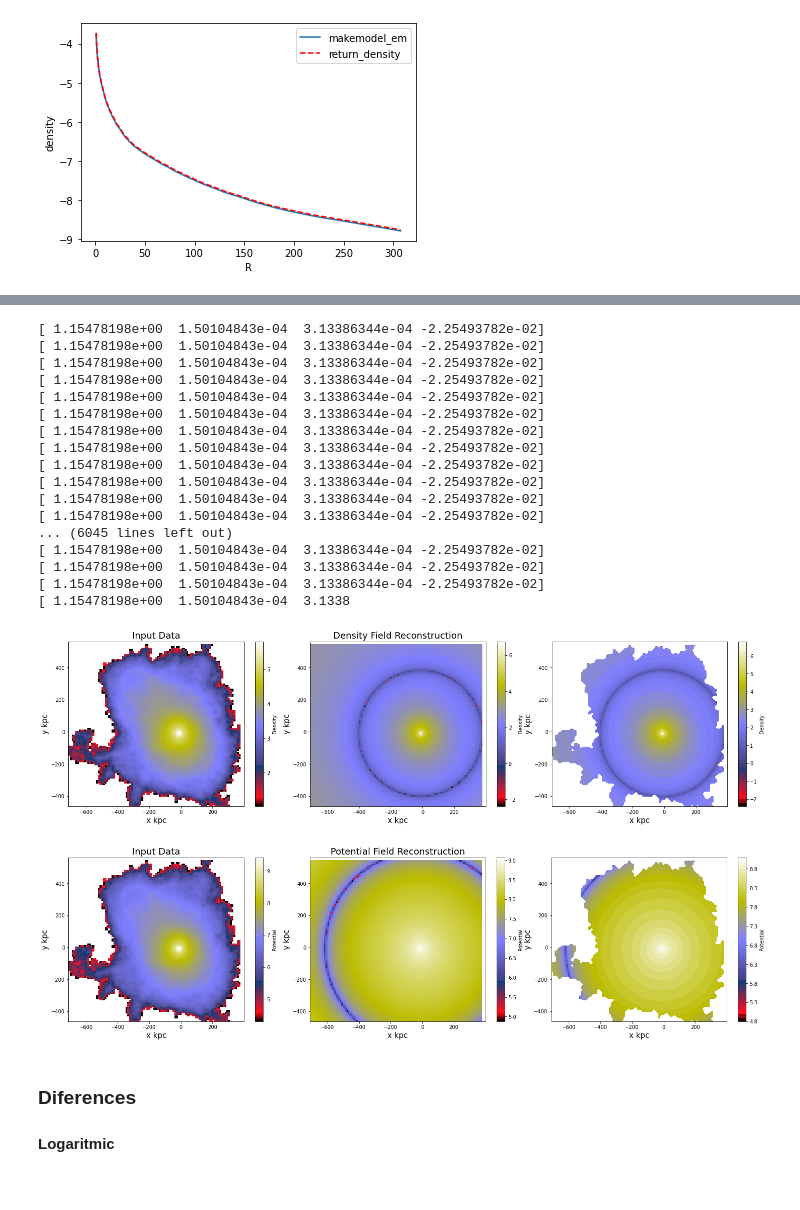
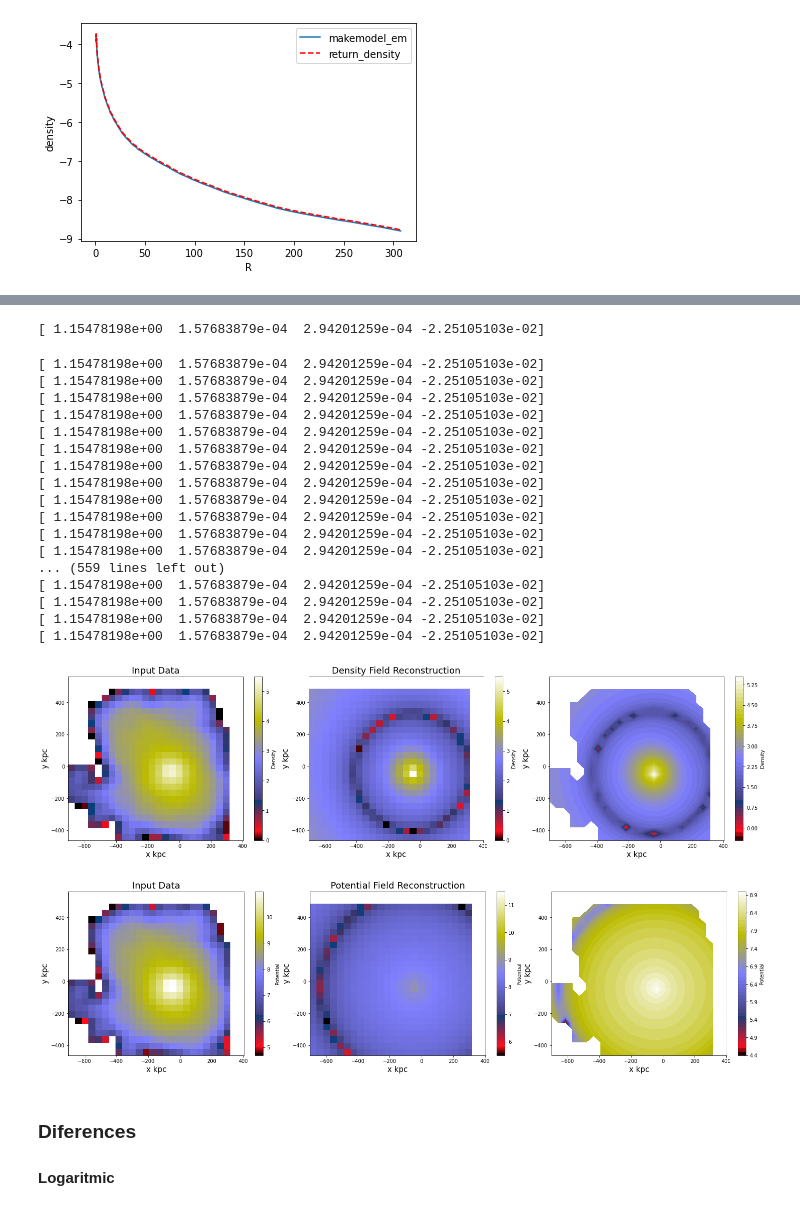
Before and after one commit to jngaravitoc/auriga-exp, a Jupyter notebook: src/TestHalo EXP.ipynb, the cells around one changed output, grey strips where cells are left out. Drawn from its saved outputs; the diff is of its cells as text; code cells hidden in the pictures.

```diff
--- a/src/TestHalo EXP.ipynb
+++ b/src/TestHalo EXP.ipynb
@@ -235,7 +235,7 @@ P           : (array of floats) the potential'''
 ebf = simpleSL.slfunctions('./m12b_SPHLbasis_empirical.txt',5,10,0.,2.5, 2000)
 
 # Compute the coefficients using the empirical basis function ebf
-coefficients = simpleSL.coefsl(mass, pos[:,0], pos[:,1], pos[:,2],  './m12b_SPHLbasis_empirical.txt',2,6)
+coefficients = simpleSL.coefsl(mass, pos[:,0], pos[:,1], pos[:,2],  './m12b_SPHLbasis_empirical.txt',2,4)
 print(np.shape(ebf))
 print(np.shape(coefficients))
 # %% [output]
@@ -410,12 +416,18 @@ def compute_density(coordinates, expcoef):
     den0,den1,pot0,pot1,potr,pott,potp = spheresl.all_eval(r, costh, phi, expcoef,xi,p0,d0,cmap,scale,lmax,nmax,evtable,eftable)
     return den0, den1,pot0,pot1
 # %%
-Npx=100
+Npx=25
 x = np.linspace(pos[:,0].min(), pos[:,0].max(),Npx+1)
 y = np.linspace(pos[:,1].min(), pos[:,1].max(),Npx+1)
 dx,dy= x[1]-x[0],y[1]-y[0]
 xgrid, ygrid = np.meshgrid(x, y)
 
+
+rbord = np.argsort(rr)
+rb,mb = rr[rbord],mass[rbord]
+rbord1=np.argsort(rbord)
+mbacc = np.cumsum(mb)
+Pot_au=  ((-mbacc/rb) - (np.sum(mb/rb)-np.cumsum(mb/rb)))[rbord1]
 
 den_mon = np.zeros_like(xgrid)
 den_nonmon = np.zeros_like(xgrid)
@@ -423,7 +435,7 @@ den_nonmon = np.zeros_like(xgrid)
 pot_mon = np.zeros_like(xgrid)
 pot_nonmon = np.zeros_like(xgrid)
 
-Hden,Hpot= np.zeros_like(xgrid),np.zeros_like(xgrid)
+Hden,Hpot,Hpotmed= np.zeros_like(xgrid),np.zeros_like(xgrid),np.zeros_like(xgrid)
 
 for i in range(Npx-1):
     for j in range(Npx-1):
@@ -434,7 +446,8 @@ for i in range(Npx-1):
 
         sel= (xcen-dx<=pos[:,0])&(pos[:,0]<=xcen+dx) & (ycen-dy<=pos[:,1])&(pos[:,1]<=ycen+dy)
         Hden[i][j] = np.sum(mass[sel])/(dx*dy)
-        Hpot[i][j] = np.sum(potdm[sel])/(dx*dy)
+        Hpot[i][j] = np.sum(Pot_au[sel])/(dx*dy)#potdm
+        Hpotmed[i][j] = np.median(Pot_au[sel])#potdm
 
 #Xgrid = rgrid * np.cos(thetagrid)potdm
 #Ygrid = rgrid * np.sin(thetagrid)
@@ -445,35 +458,36 @@ for i in range(Npx-1):
 #plt.show()
 #plt.close()
 # %% [output]
-[ 1.15478198e+00  1.50104843e-04  3.13386344e-04 -2.25493782e-02]
-[ 1.15478198e+00  1.50104843e-04  3.13386344e-04 -2.25493782e-02]
-[ 1.15478198e+00  1.50104843e-04  3.13386344e-04 -2.25493782e-02]
-[ 1.15478198e+00  1.50104843e-04  3.13386344e-04 -2.25493782e-02]
-[ 1.15478198e+00  1.50104843e-04  3.13386344e-04 -2.25493782e-02]
-[ 1.15478198e+00  1.50104843e-04  3.13386344e-04 -2.25493782e-02]
-[ 1.15478198e+00  1.50104843e-04  3.13386344e-04 -2.25493782e-02]
-[ 1.15478198e+00  1.50104843e-04  3.13386344e-04 -2.25493782e-02]
-[ 1.15478198e+00  1.50104843e-04  3.13386344e-04 -2.25493782e-02]
-[ 1.15478198e+00  1.50104843e-04  3.13386344e-04 -2.25493782e-02]
-[ 1.15478198e+00  1.50104843e-04  3.13386344e-04 -2.25493782e-02]
-[ 1.15478198e+00  1.50104843e-04  3.13386344e-04 -2.25493782e-02]
-... (6045 lines left out)
-[ 1.15478198e+00  1.50104843e-04  3.13386344e-04 -2.25493782e-02]
-[ 1.15478198e+00  1.50104843e-04  3.13386344e-04 -2.25493782e-02]
-[ 1.15478198e+00  1.50104843e-04  3.13386344e-04 -2.25493782e-02]
-[ 1.15478198e+00  1.50104843e-04  3.1338
+[ 1.15478198e+00  1.57683879e-04  2.94201259e-04 -2.25105103e-02]
+[ 1.15478198e+00  1.57683879e-04  2.94201259e-04 -2.25105103e-02]
+[ 1.15478198e+00  1.57683879e-04  2.94201259e-04 -2.25105103e-02]
+[ 1.15478198e+00  1.57683879e-04  2.94201259e-04 -2.25105103e-02]
+[ 1.15478198e+00  1.57683879e-04  2.94201259e-04 -2.25105103e-02]
+[ 1.15478198e+00  1.57683879e-04  2.94201259e-04 -2.25105103e-02]
+[ 1.15478198e+00  1.57683879e-04  2.94201259e-04 -2.25105103e-02]
+[ 1.15478198e+00  1.57683879e-04  2.94201259e-04 -2.25105103e-02]
+[ 1.15478198e+00  1.57683879e-04  2.94201259e-04 -2.25105103e-02]
+[ 1.15478198e+00  1.57683879e-04  2.94201259e-04 -2.25105103e-02]
+[ 1.15478198e+00  1.57683879e-04  2.94201259e-04 -2.25105103e-02]
+[ 1.15478198e+00  1.57683879e-04  2.94201259e-04 -2.25105103e-02]
+[ 1.15478198e+00  1.57683879e-04  2.94201259e-04 -2.25105103e-02]
+... (559 lines left out)
+[ 1.15478198e+00  1.57683879e-04  2.94201259e-04 -2.25105103e-02]
+[ 1.15478198e+00  1.57683879e-04  2.94201259e-04 -2.25105103e-02]
+[ 1.15478198e+00  1.57683879e-04  2.94201259e-04 -2.25105103e-02]
+[ 1.15478198e+00  1.57683879e-04  2.94201259e-04 -2.25105103e-02]
 # %%
 fig, ax = plt.subplots(1, 3, figsize=(25,6))
 extent = x.min(),x.max(),y.min(),y.max()
 im = ax[0].imshow(np.log10( Hden*(rbins[-1]**2/Macc[-1]) ),extent=extent,aspect='auto',origin='lower',interpolation='none',cmap='gist_stern')
 plt.colorbar(im, ax=ax[0],label='Density')
 ax[0].set_title('Input Data',fontsize=18)
-
+im.set_clim(0,5.5)
 #im2 = ax[1].contourf(xgrid, ygrid, np.log10(np.abs(den_mon + den_nonmon)),40,cmap='gist_stern')
 im2 = ax[1].imshow(np.log10(np.abs(den_mon + den_nonmon)),extent=extent,aspect='auto',origin='lower',interpolation='none',cmap='gist_stern')
 plt.colorbar(im2, ax=ax[1],label='Density')
 ax[1].set_title('Density Field Reconstruction',fontsize=18)
-
+im2.set_clim(0,5.5)
 maskden = Hden==0
 denmask =  np.copy(np.log10(np.abs(den_mon + den_nonmon)))
 denmask[maskden] =  np.nan
@@ -488,38 +502,40 @@ plt.subplots_adjust(wspace=0.1)
 plt.show()
 plt.close()
 # %% [output]
-[figure, old version]
+[figure, new version]
 # %%
 km2kpc=3.24078e-17
 
-Hpot_= np.log10(np.abs( Hpot* km2kpc**2 * (rbins[-1]/(G*Macc[-1]) )    ))
+Hpot_= np.log10(np.abs( Hpot))#* (rbins[-1]/(G*Macc[-1]) )    ))
 
 fig, ax = plt.subplots(1, 3, figsize=(25,6))
 extent = x.min(),x.max(),y.min(),y.max()
 im = ax[0].imshow(Hpot_,extent=extent,aspect='auto',origin='lower',interpolation='none',cmap='gist_stern')
 plt.colorbar(im, ax=ax[0],label='Potential')
+#im.set_clim(7,12)
 ax[0].set_title('Input Data',fontsize=18)
 #*(rbins[-1]/(Macc[-1]) )
 #im2 = ax[1].contourf(xgrid, ygrid, np.log10(np.abs(den_mon + den_nonmon)),40,cmap='gist_stern')
 im2 = ax[1].imshow(np.log10(np.abs(pot_mon + pot_nonmon)),extent=extent,aspect='auto',origin='lower',interpolation='none',cmap='gist_stern')
 plt.colorbar(im2, ax=ax[1],label='Potential')
+im2.set_clim(5.5,11.5)
 ax[1].set_title('Potential Field Reconstruction',fontsize=18)
 
 maskpot = (np.abs(Hpot_)==np.inf)|(np.isnan(Hpot_))
 potmask =  np.copy(np.log10(np.abs(pot_mon + pot_nonmon)))
 potmask[maskpot] =  np.nan
 #im3 = ax[2].imshow(denmask,extent=extent,aspect='auto',origin='lower',interpolation='none',cmap='gist_stern')
 im3 = ax[2].contourf(xgrid, ygrid, potmask,50,cmap='gist_stern')
 plt.colorbar(im3, ax=ax[2],label='Potential')
-
+#im3.set_clim(7,12)
 for i_ in [0,1,2]:
     ax[i_].set_xlabel('x kpc',fontsize=15)
     ax[i_].set_ylabel('y kpc',fontsize=15)
 plt.subplots_adjust(wspace=0.1)
 plt.show()
 plt.close()
 # %% [output]
-[figure, old version]
+[figure, new version]
 # %% [markdown]
 ### Diferences
 #### Logaritmic
```
Also changed, not shown: parts of 8 cells of this notebook, 1 other file.
